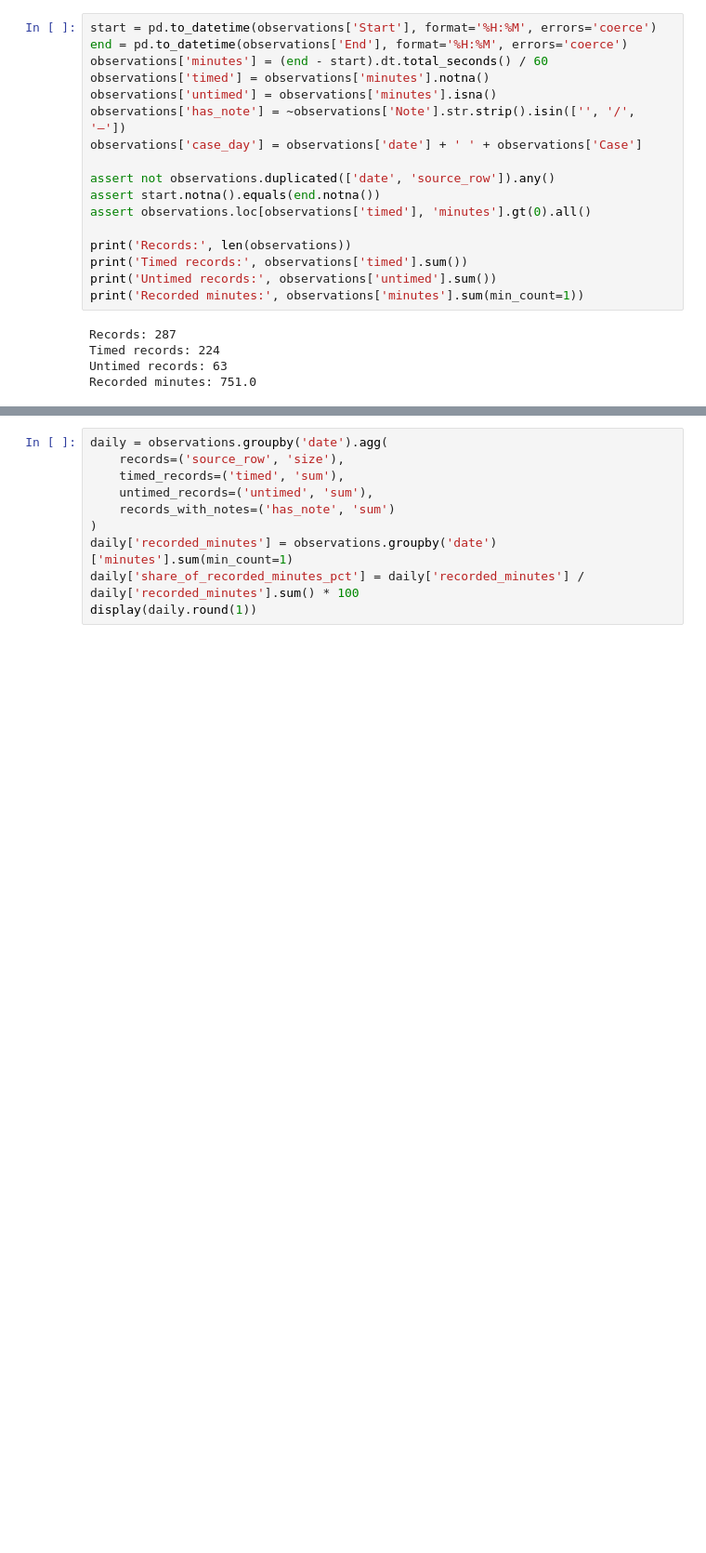
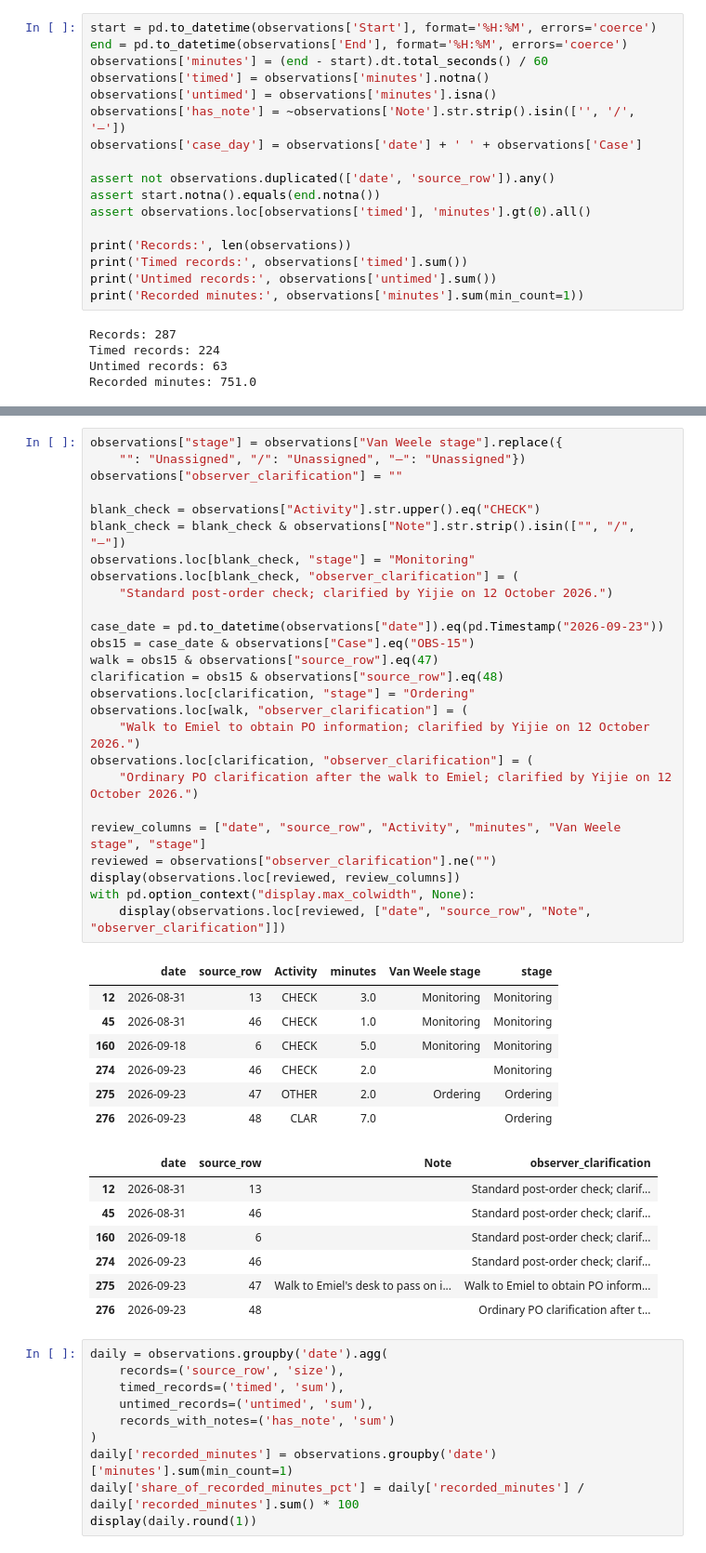
Before and after one commit to Luuuuuig/Bachelor-End-Project, a Jupyter notebook: Focal_Case_Selection_2026-10-07.ipynb, the cells around one changed output, grey strips where cells are left out. Shown at 93% size. Saved outputs shown, nothing was run; the diff lists cells and outputs as text; blank space fills up the shorter version.

```diff
--- a/Focal_Case_Selection_2026-10-07.ipynb
+++ b/Focal_Case_Selection_2026-10-07.ipynb
@@ -103,3 +111,44 @@ Recorded minutes: 751.0
+# %%
+observations["stage"] = observations["Van Weele stage"].replace({
+    "": "Unassigned", "/": "Unassigned", "—": "Unassigned"})
+observations["observer_clarification"] = ""
+
+blank_check = observations["Activity"].str.upper().eq("CHECK")
+blank_check = blank_check & observations["Note"].str.strip().isin(["", "/", "—"])
+observations.loc[blank_check, "stage"] = "Monitoring"
+observations.loc[blank_check, "observer_clarification"] = (
+    "Standard post-order check; clarified by Yijie on 12 October 2026.")
+
+case_date = pd.to_datetime(observations["date"]).eq(pd.Timestamp("2026-09-23"))
+obs15 = case_date & observations["Case"].eq("OBS-15")
+walk = obs15 & observations["source_row"].eq(47)
+clarification = obs15 & observations["source_row"].eq(48)
+observations.loc[clarification, "stage"] = "Ordering"
+observations.loc[walk, "observer_clarification"] = (
+    "Walk to Emiel to obtain PO information; clarified by Yijie on 12 October 2026.")
+observations.loc[clarification, "observer_clarification"] = (
+    "Ordinary PO clarification after the walk to Emiel; clarified by Yijie on 12 October 2026.")
+
+review_columns = ["date", "source_row", "Activity", "minutes", "Van Weele stage", "stage"]
+reviewed = observations["observer_clarification"].ne("")
+display(observations.loc[reviewed, review_columns])
+with pd.option_context("display.max_colwidth", None):
+    display(observations.loc[reviewed, ["date", "source_row", "Note", "observer_clarification"]])
+# %% [output]
+|  | date | source_row | Activity | minutes | Van Weele stage | stage |
+| 12 | 2026-08-31 | 13 | CHECK | 3.0 | Monitoring | Monitoring |
+| 45 | 2026-08-31 | 46 | CHECK | 1.0 | Monitoring | Monitoring |
+| 160 | 2026-09-18 | 6 | CHECK | 5.0 | Monitoring | Monitoring |
+| 274 | 2026-09-23 | 46 | CHECK | 2.0 |  | Monitoring |
+| 275 | 2026-09-23 | 47 | OTHER | 2.0 | Ordering | Ordering |
+| 276 | 2026-09-23 | 48 | CLAR | 7.0 |  | Ordering |
+|  | date | source_row | Note | observer_clarification |
+| 12 | 2026-08-31 | 13 |  | Standard post-order check; clarif... |
+| 45 | 2026-08-31 | 46 |  | Standard post-order check; clarif... |
+| 160 | 2026-09-18 | 6 |  | Standard post-order check; clarif... |
+| 274 | 2026-09-23 | 46 |  | Standard post-order check; clarif... |
+| 275 | 2026-09-23 | 47 | Walk to Emiel's desk to pass on i... | Walk to Emiel to obtain PO inform... |
+| 276 | 2026-09-23 | 48 |  | Ordinary PO clarification after t... |
 # %%
 daily = observations.groupby('date').agg(
     records=('source_row', 'size'),
```
Also changed, not shown: parts of 4 cells of this notebook, 1 other file.
